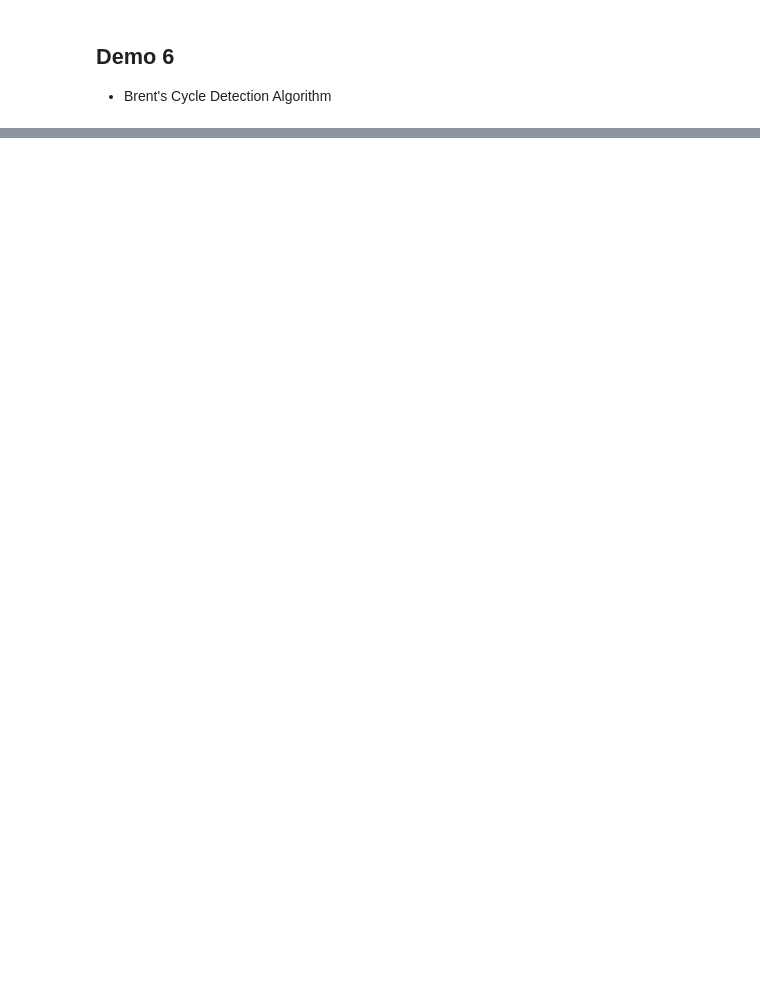
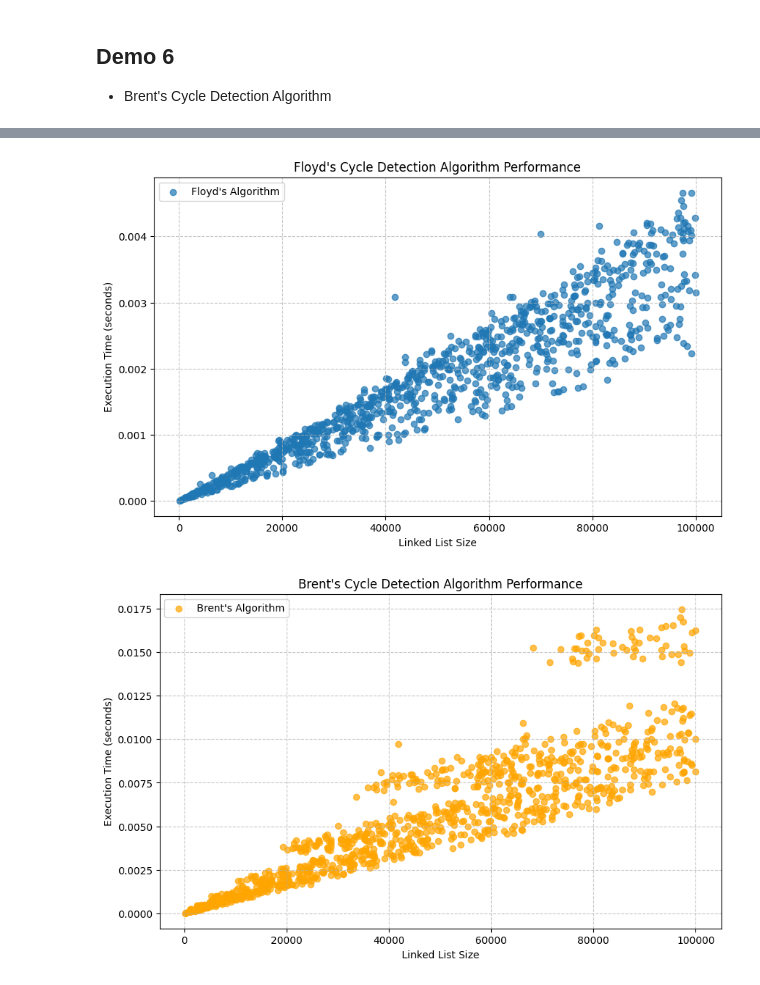
Before and after one commit to ColinCPittman/Cycle-Detection, a Jupyter notebook: CycleDetect.ipynb, the cells around one changed output, grey strips where cells are left out. Drawn from its saved outputs; the diff is of its cells as text; code cells hidden in the pictures; blank space fills up the shorter version.

```diff
--- a/CycleDetect.ipynb
+++ b/CycleDetect.ipynb
@@ -400,0 +414,20 @@ Cycle. Detected, the length of the cycle is 6.
+# %%
+def bulk_generate_random_cycle_lists(list_count, fixed = False):
+    import random
+
+    random_linked_lists = []
+    num_lists = list_count
+
+    for _ in range(num_lists):
+
+        size = random.randint(2, 100000)
+        if fixed:
+            cycle_start_index = size - 1
+        else:
+            cycle_start_index = random.randint(0, size - 1)
+
+        ll = LinkedList()
+        ll.generate(size=size, cycle_start_index=cycle_start_index)
+
+        random_linked_lists.append(ll)
+    return random_linked_lists
@@ -400,0 +514,5 @@ Cycle. Detected, the length of the cycle is 6.
+# %%
+compare_cycle_detection_algorithms(bulk_generate_random_cycle_lists(1000))
+# %% [output]
+[figure, added]
+[figure, added]
```
Also changed, not shown: parts of 17 cells of this notebook.
